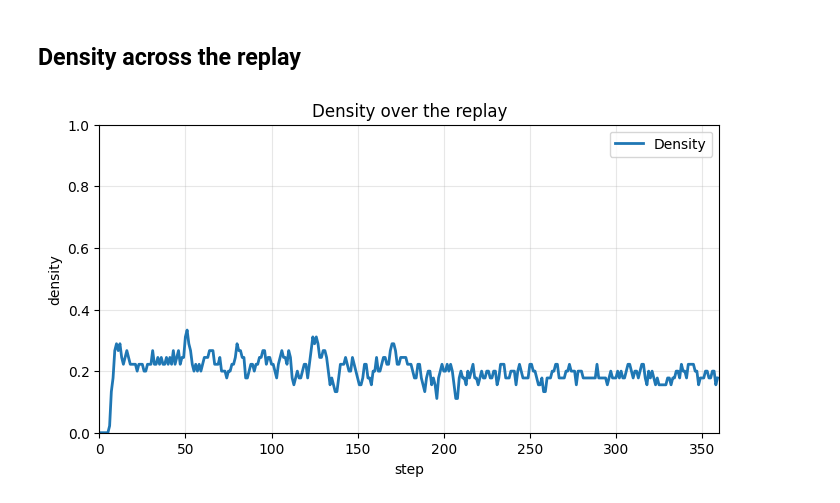
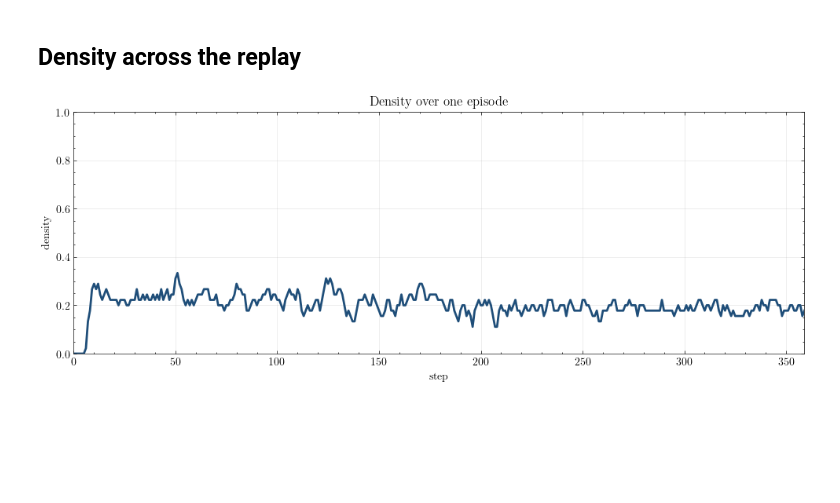
Before and after one commit to hdahmou/Network_creation, a Jupyter notebook: notebooks/replay_game.ipynb, the cells around one changed output. Saved outputs shown, nothing was run; the diff lists cells and outputs as text; code cells hidden in the pictures; blank space fills up the shorter version.

```diff
--- a/notebooks/replay_game.ipynb
+++ b/notebooks/replay_game.ipynb
@@ -33 +36,3 @@ from network_creation.observers.state_history_observer import StateHistoryObserv
+# %%
+plt.style.use(style="science")
 # %%
@@ -90,8 +53,8 @@ available_configs[:5]
 ## Observer settings
 # %%
 action_printer = ActionPrintObserver(observation_frequency=1, print_empty_steps=False)
-density_observer = DensityObserver(observation_frequency=1)
-state_history_observer = StateHistoryObserver(observation_frequency=1)
+density_observer = DensityObserver(observation_frequency=1, aggregations=())
+state_history_observer = StateHistoryObserver(observation_frequency=1, keep_runs=False)
 
 (
     action_printer.__class__.__name__,
@@ -197,21 +126,8 @@ plt.show()
 # %% [markdown]
 ## Density across the replay
 # %%
-plt.figure(figsize=(8, 4))
-plt.plot(
-    density_observer.steps,
-    density_observer.densities,
-    linewidth=2,
-    color="#1f77b4",
-    label=density_observer.label,
-)
-plt.xlabel(density_observer.x_label)
-plt.ylabel(density_observer.y_label)
-plt.ylim(density_observer.y_min, density_observer.y_max)
-plt.xlim(0, density_observer.steps[-1] + 1)
-plt.title(f"{density_observer.label} over the replay")
-plt.grid(alpha=0.3)
-plt.legend()
+figure, axis = plt.subplots(figsize=(12, 4))
+plot_episode_series_observer(observer=density_observer, ax=axis)
 plt.show()
 # %% [output]
-[figure, old version]
+[figure, new version]
```
Also changed, not shown: parts of 6 cells of this notebook, 33 other files.
